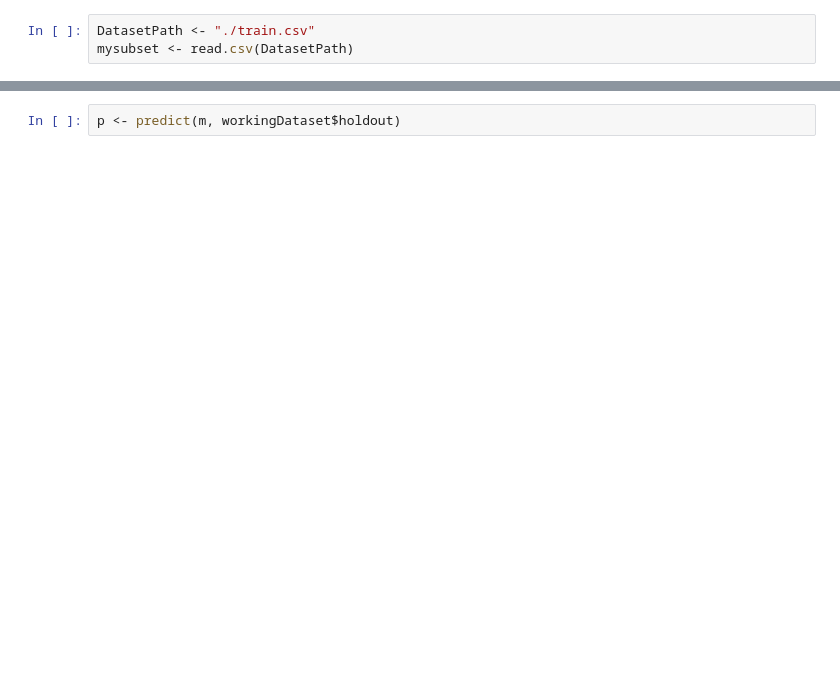
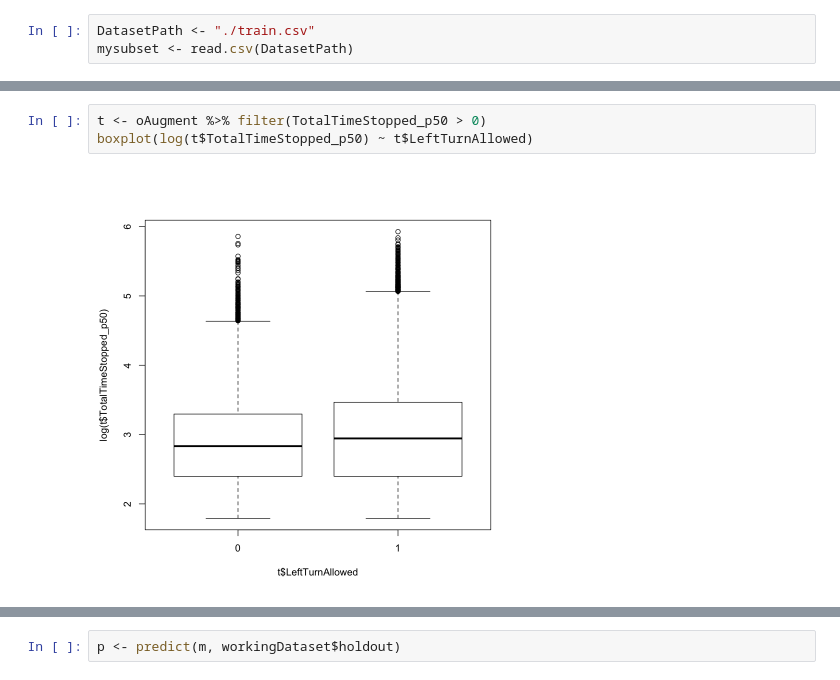
Before and after one commit to Haximilian/statistics447b, a Jupyter notebook: Feature Engineering.ipynb, the cells around one changed output, grey strips where cells are left out. Cells and saved outputs as stored; diff of their text form; blank space fills up the shorter version.

```diff
--- a/Feature Engineering.ipynb
+++ b/Feature Engineering.ipynb
@@ -40,0 +132,5 @@ shrinkDataset <- shrink(mysubset, 0.1)
+# %%
+t <- oAugment %>% filter(TotalTimeStopped_p50 > 0)
+boxplot(log(t$TotalTimeStopped_p50) ~ t$LeftTurnAllowed)
+# %% [output]
+[figure, added]
```
Also changed, not shown: parts of 51 cells of this notebook.
